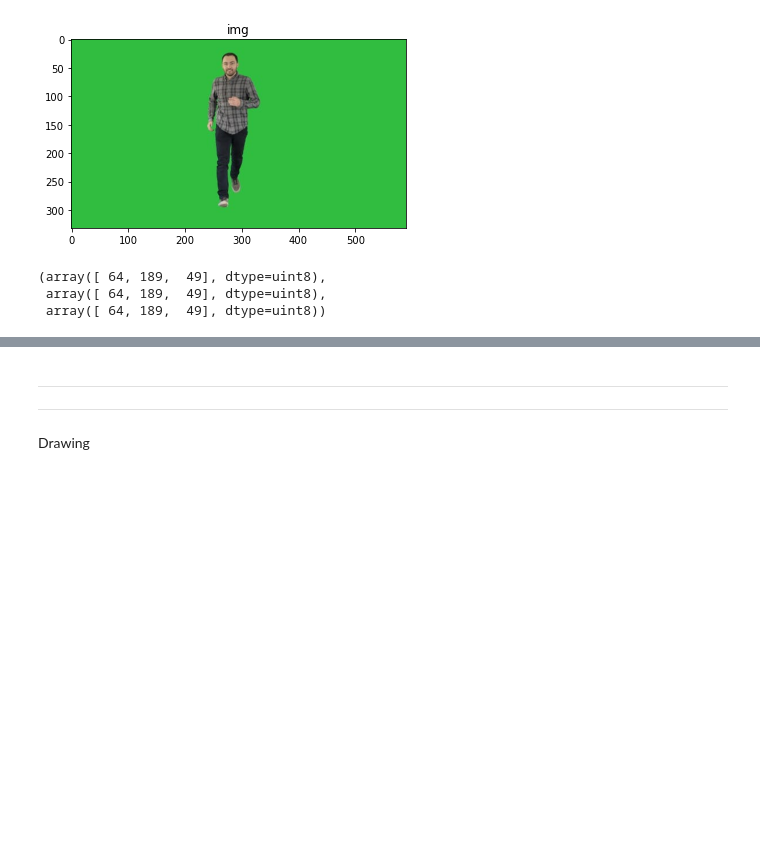
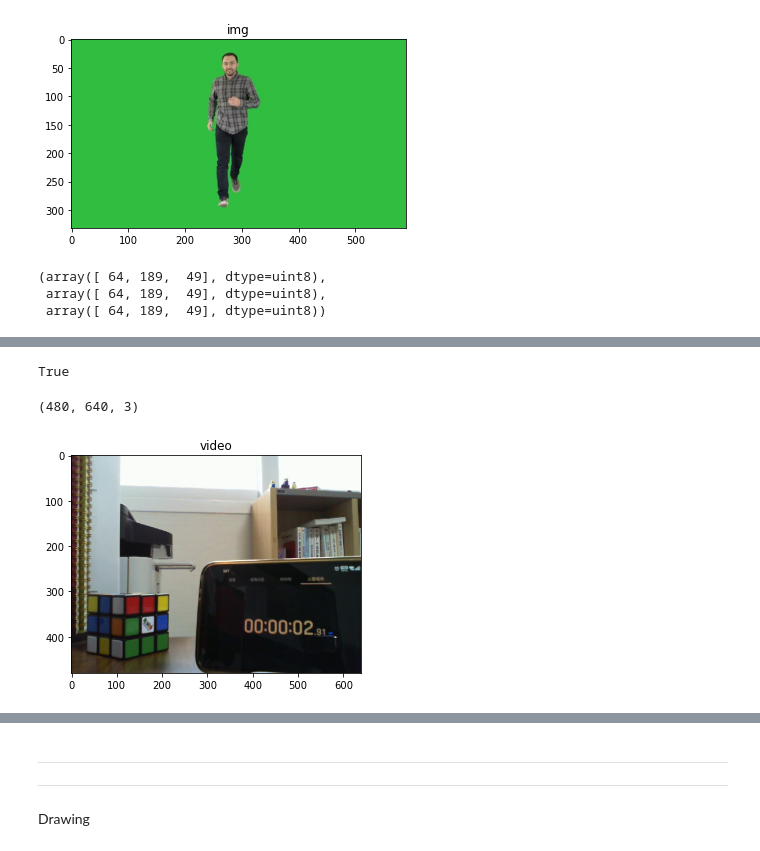
Before and after one commit to UnchaeJeong/20210706, a Jupyter notebook: 8월 자연어처리, OpenCV, 텐서플로/2. openCV/CV_day1.ipynb, the cells around one changed output, grey strips where cells are left out. Saved outputs shown, nothing was run; the diff lists cells and outputs as text; code cells hidden in the pictures; blank space fills up the shorter version.

```diff
--- a/8월 자연어처리, OpenCV, 텐서플로/2. openCV/CV_day1.ipynb
+++ b/8월 자연어처리, OpenCV, 텐서플로/2. openCV/CV_day1.ipynb
@@ -246 +285,12 @@ cap.isOpened()
+# %%
+cap = cv2.VideoCapture('stopwatch.avi')
+
+
+cap.release() # 읽었으면 항상 끝내야 함.
+
+cap = cv2.VideoCapture('stopwatch.avi')
+
+cap.isOpened() # 영상이 현재 준비가 되었는지 확인 가능
+# %% [output]
+True
 # %%
@@ -249,4 +300,7 @@ for i in range(3*30):
 # %%
-frame.shape
-imshow('video', frame)
+print(frame.shape) # 프레임의 사이즈 (height, width, color)
+imshow('video', frame) # 영상 1프레임
+# %% [output]
+(480, 640, 3)
+[figure, added]
 # %%
```
Also changed, not shown: parts of 51 cells of this notebook, 7 other files.
